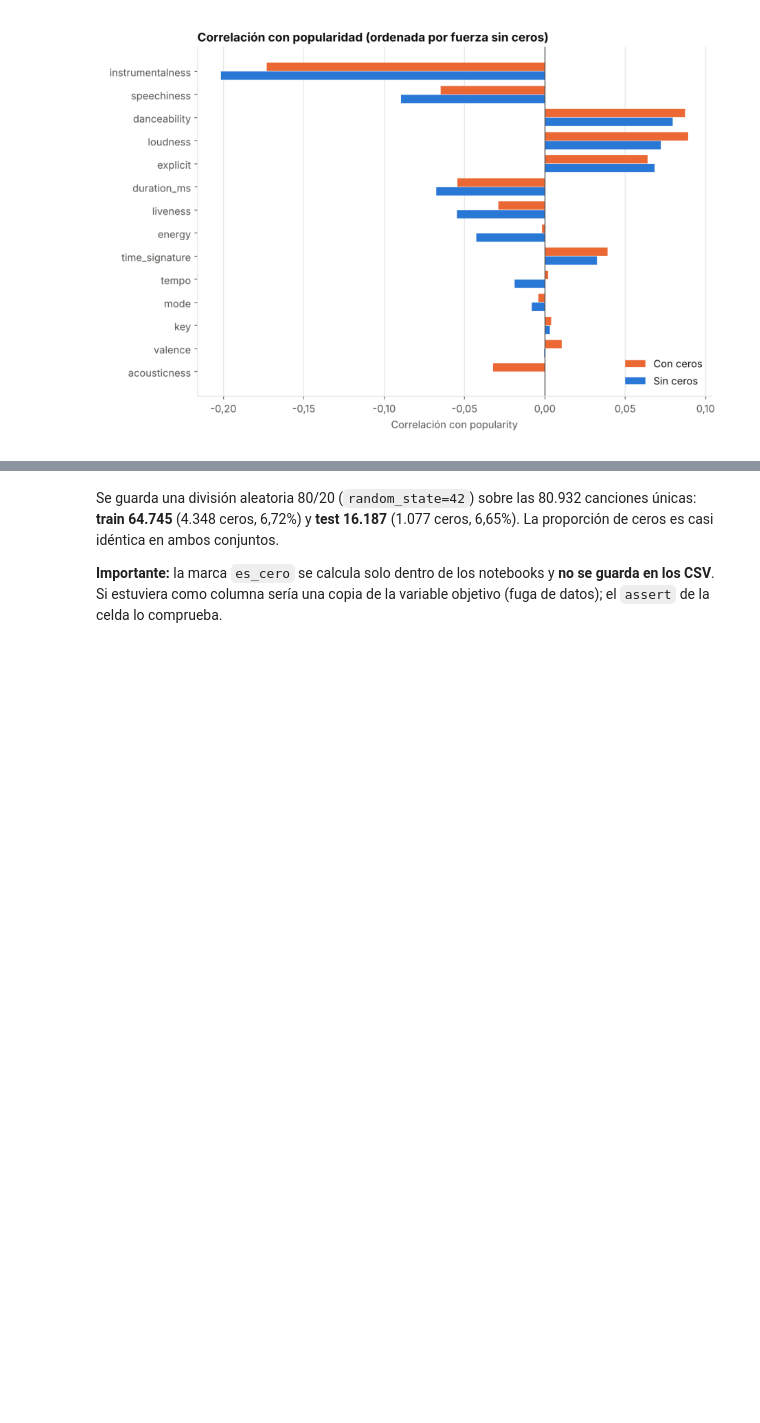
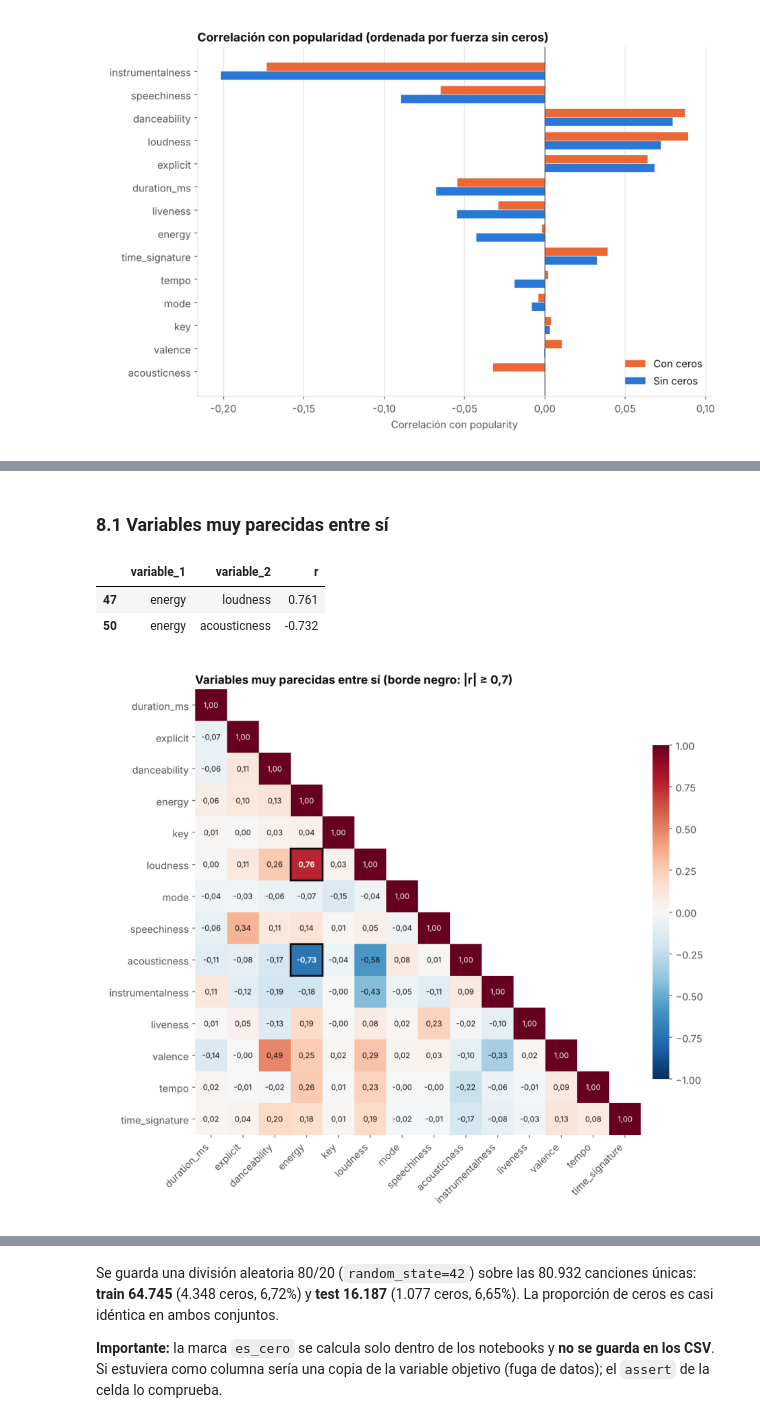
Before and after one commit to BRomanman/Spotify_ML, a Jupyter notebook: Spotify_ML_eva2/Notebook/Exploracion_inicial/1_EDA.ipynb, the cells around one changed output, grey strips where cells are left out. Saved outputs shown, nothing was run; the diff lists cells and outputs as text; code cells hidden in the pictures; blank space fills up the shorter version.

```diff
--- a/Spotify_ML_eva2/Notebook/Exploracion_inicial/1_EDA.ipynb
+++ b/Spotify_ML_eva2/Notebook/Exploracion_inicial/1_EDA.ipynb
@@ -400,0 +413,17 @@ mostrar(plot_correlaciones(corr_con, corr_sin, GRAF / "correlacion_popularidad.p
+# %% [markdown]
+### 8.1 Variables muy parecidas entre sí
+# %%
+vars_audio = [c for c in df_eda.columns if c not in ("popularity", "track_genre", "es_cero")]
+dvars = df_eda[vars_audio].astype(float)
+corr_vars = dvars.corr()
+pares = (corr_vars.where(np.triu(np.ones(corr_vars.shape, dtype=bool), k=1)).stack()
+         .rename("r").reset_index().rename(columns={"level_0": "variable_1", "level_1": "variable_2"}))
+pares = pares[pares["r"].abs() >= 0.7].sort_values("r", key=abs, ascending=False).round(3)
+display(pares)
+pares.to_csv(TABLAS / "variables_parecidas.csv", index=False)
+mostrar(plot_correlacion_variables(corr_vars, GRAF / "correlacion_variables.png"), width=9)
+# %% [output]
+|  | variable_1 | variable_2 | r |
+| 47 | energy | loudness | 0.761 |
+| 50 | energy | acousticness | -0.732 |
+[figure, added]
```
Also changed, not shown: parts of 13 cells of this notebook, 14 other files.
